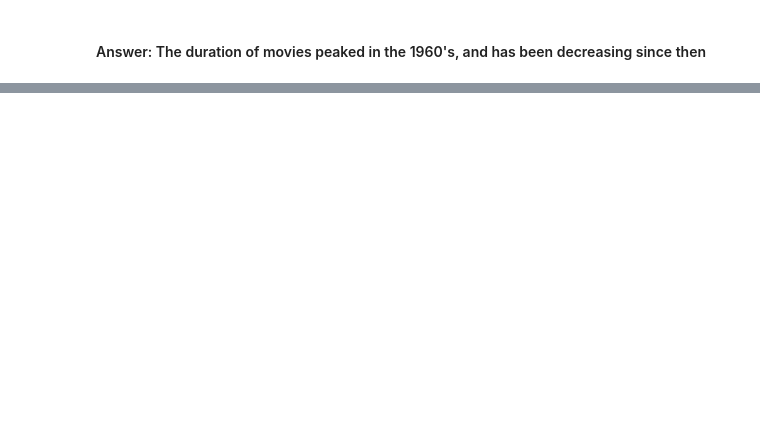
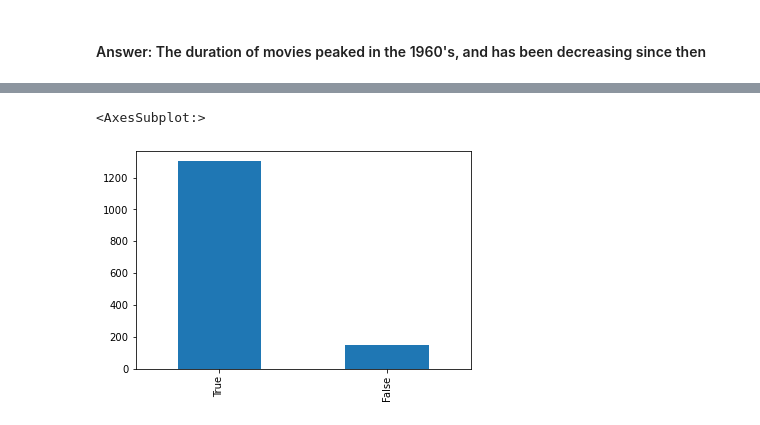
Before and after one commit to heeyunlee/mgt351, a Jupyter notebook: mgt351_group5_project_part1.ipynb, the cells around one changed output, grey strips where cells are left out. Drawn from its saved outputs; the diff is of its cells as text; code cells hidden in the pictures; blank space fills up the shorter version.

```diff
--- a/mgt351_group5_project_part1.ipynb
+++ b/mgt351_group5_project_part1.ipynb
@@ -169,0 +257,16 @@ dismovdur.plot(kind = 'line')
+# %%
+disney['rating'].unique()
+# There are 9 unique ratings: ['TV-G', 'PG', 'TV-PG', 'PG-13', 'TV-14', 'G', 'TV-Y7', 'TV-Y', 'TV-Y7-FV']
+
+# '' is null
+# 'TV-G', 'PG', 'TV-PG', 'G', 'TV-Y7', 'TV-Y', 'TV-Y7-FV' are family friendly
+# 'PG-13', 'TV-14' are NOT family friendly
+family_friendly = ['TV-G', 'PG', 'TV-PG', 'G', 'TV-Y7', 'TV-Y', 'TV-Y7-FV']
+disney['family_friendly'] = disney['rating'].isin(family_friendly)
+
+disney['family_friendly'].value_counts()
+
+plt.plot()
+# %% [output]
+<AxesSubplot:>
+[figure, added]
```
Also changed, not shown: parts of 23 cells of this notebook, 10 other files.
